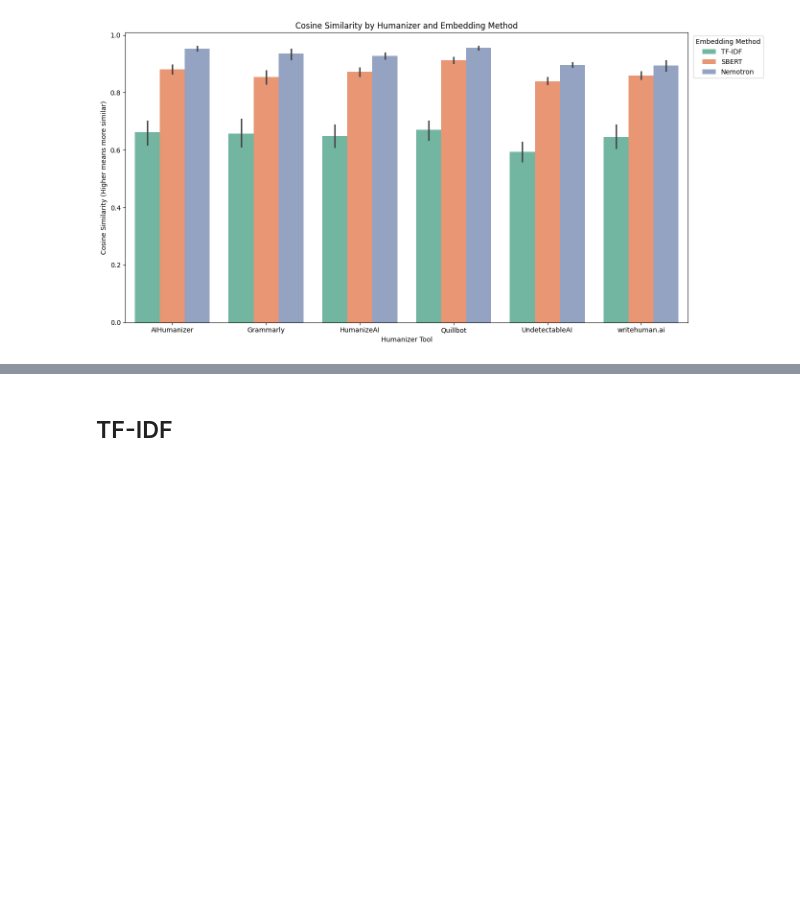
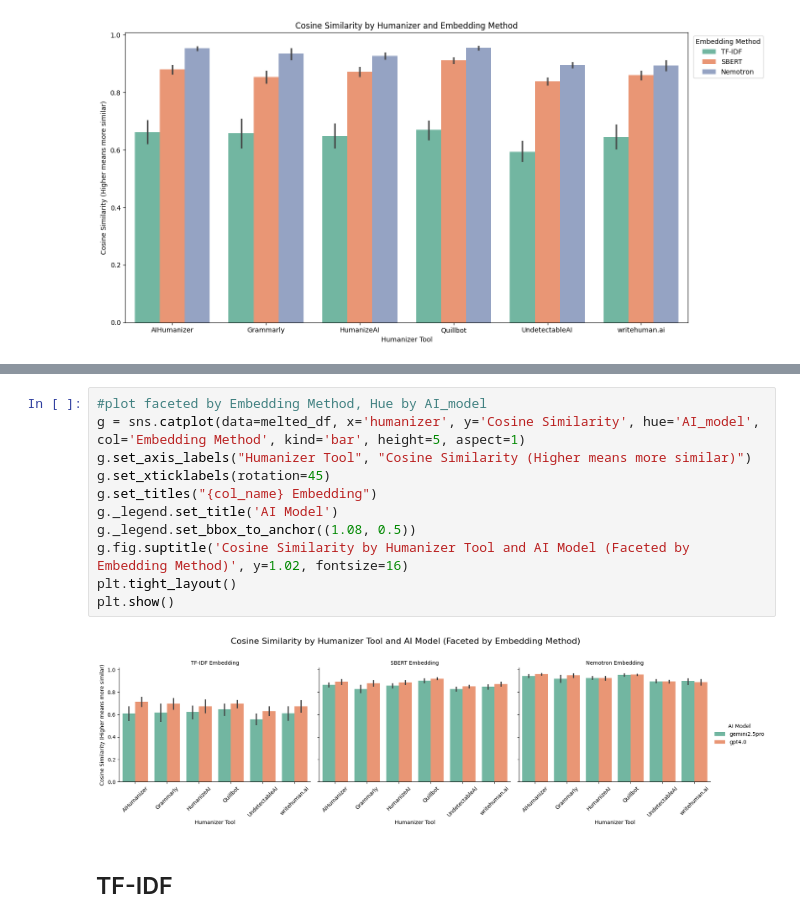
Before and after one commit to warit-tee/FYP, a Jupyter notebook: cosine-similarity/cosim-results.ipynb, the cells around one changed output, grey strips where cells are left out. Drawn from its saved outputs; the diff is of its cells as text; blank space fills up the shorter version.

```diff
--- a/cosine-similarity/cosim-results.ipynb
+++ b/cosine-similarity/cosim-results.ipynb
@@ -128,3 +137,16 @@ plt.show()
+# %%
+#plot faceted by Embedding Method, Hue by AI_model
+g = sns.catplot(data=melted_df, x='humanizer', y='Cosine Similarity', hue='AI_model', col='Embedding Method', kind='bar', height=5, aspect=1)
+g.set_axis_labels("Humanizer Tool", "Cosine Similarity (Higher means more similar)")
+g.set_xticklabels(rotation=45)
+g.set_titles("{col_name} Embedding")
+g._legend.set_title('AI Model')
+g._legend.set_bbox_to_anchor((1.08, 0.5))
+g.fig.suptitle('Cosine Similarity by Humanizer Tool and AI Model (Faceted by Embedding Method)', y=1.02, fontsize=16)
+plt.tight_layout()
+plt.show()
+# %% [output]
+[figure, added]
 # %% [markdown]
 ## TF-IDF
 # %%
```
Also changed, not shown: parts of 1 cell of this notebook, 2 other files.
